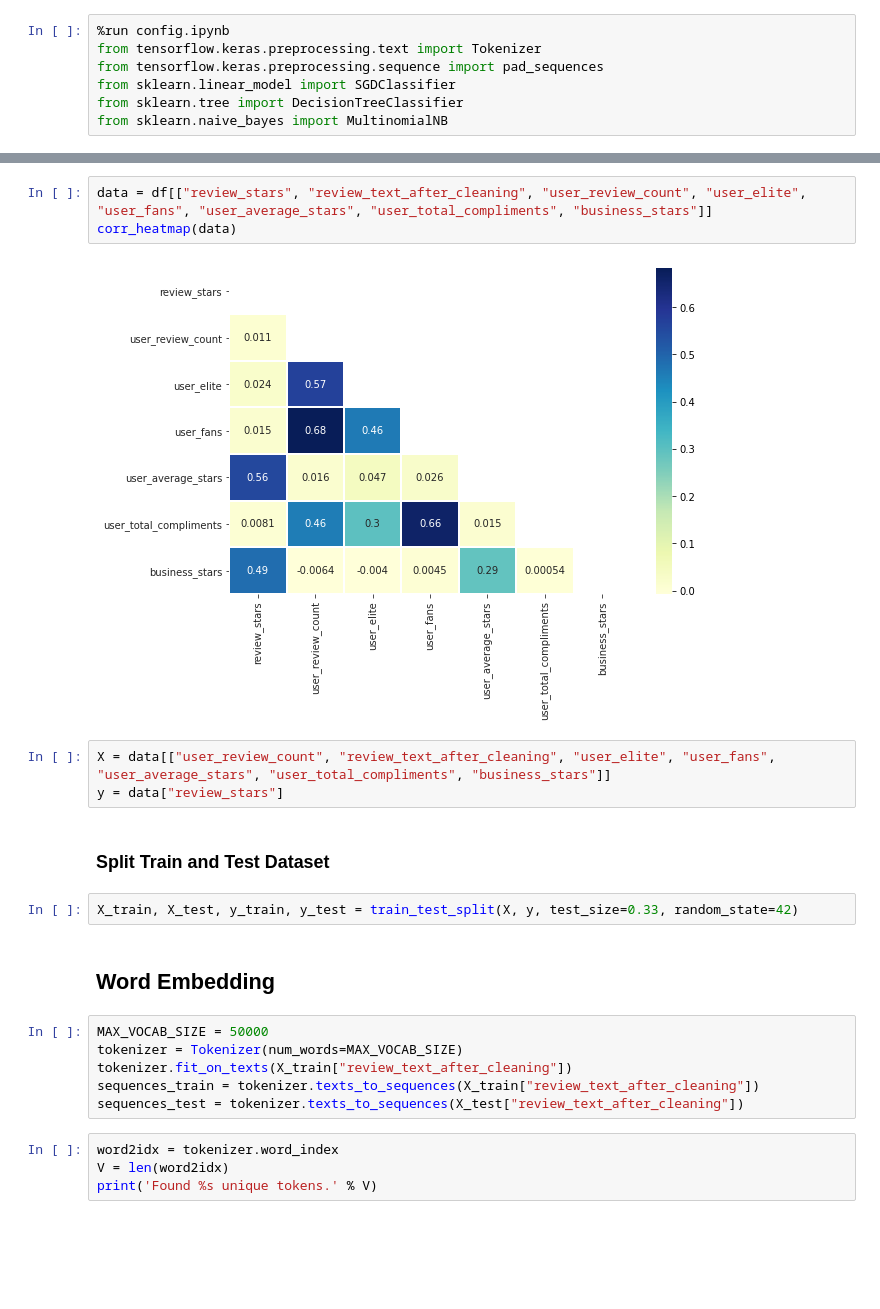
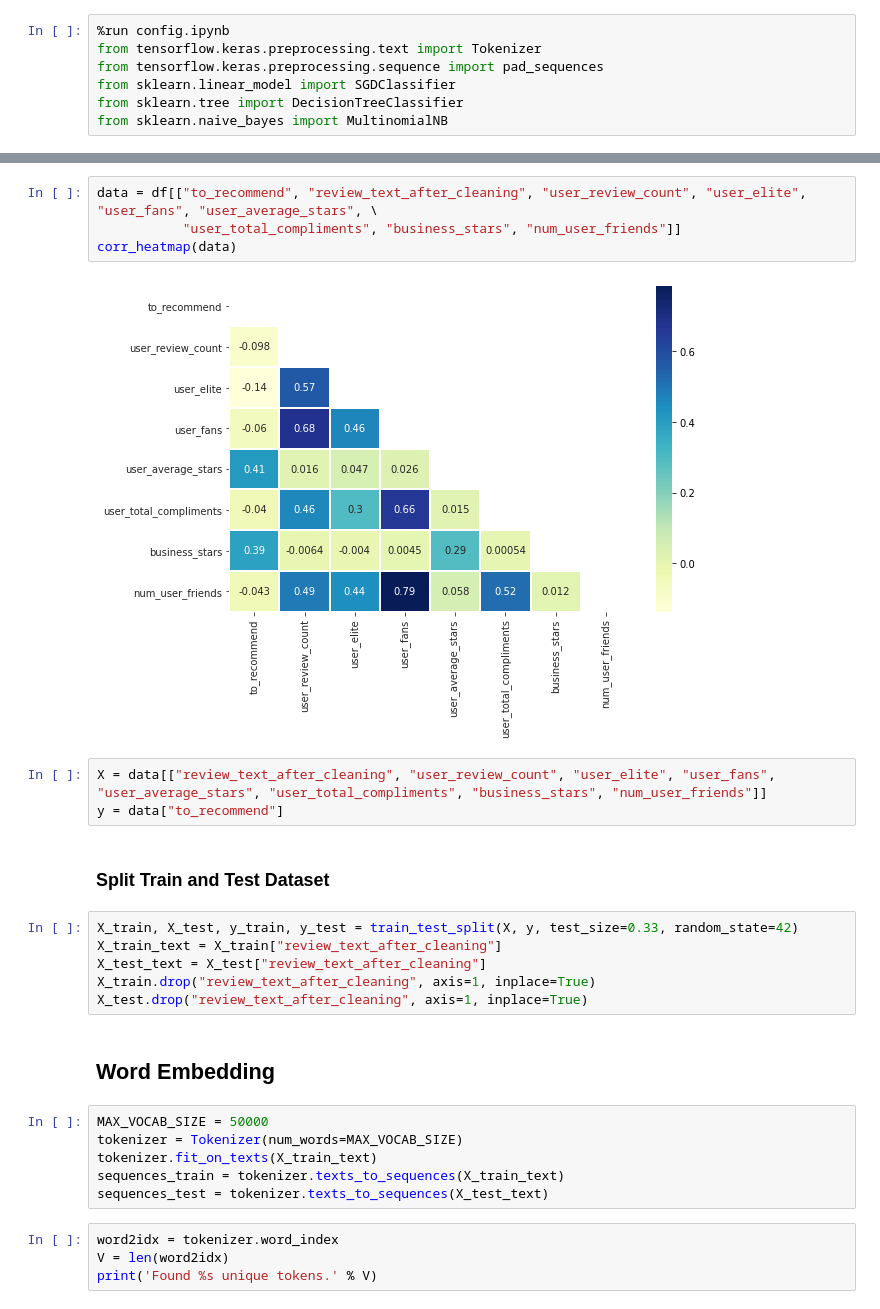
Before and after one commit to FishWith7sMemory/MAST30034-ADS-GroupProj, a Jupyter notebook: Classification.ipynb, the cells around one changed output, grey strips where cells are left out. Cells and saved outputs as stored; diff of their text form; blank space fills up the shorter version.

Commit message:
refact model to predict recommendedness

```diff
--- a/Classification.ipynb
+++ b/Classification.ipynb
@@ -32,25 +32,30 @@ df.head(1)
 |  | review_id | user_id | business_id | review_stars | review_text | review_text_after_cleaning | user_review_count | ... |
 | 0 | yNB39szX3M8mTEzTtsgoCw | Y1iCYGvLf4ifPoXlKLGq-w | o2Qh4SiGYJ7BK4hP7dfkrw | 5 | This is an amazing indian Bistro!... | amaz bistroi say myself never cui... | 1 | ... |
 # %%
-data = df[["review_stars", "review_text_after_cleaning", "user_review_count", "user_elite", "user_fans", "user_average_stars", "user_total_compliments", "business_stars"]]
+data = df[["to_recommend", "review_text_after_cleaning", "user_review_count", "user_elite", "user_fans", "user_average_stars", \
+           "user_total_compliments", "business_stars", "num_user_friends"]]
 corr_heatmap(data)
 # %% [output]
-[figure, old version]
+[figure, new version]
 # %%
-X = data[["user_review_count", "review_text_after_cleaning", "user_elite", "user_fans", "user_average_stars", "user_total_compliments", "business_stars"]]
-y = data["review_stars"]
+X = data[["review_text_after_cleaning", "user_review_count", "user_elite", "user_fans", "user_average_stars", "user_total_compliments", "business_stars", "num_user_friends"]]
+y = data["to_recommend"]
 # %% [markdown]
 ### Split Train and Test Dataset
 # %%
 X_train, X_test, y_train, y_test = train_test_split(X, y, test_size=0.33, random_state=42)
+X_train_text = X_train["review_text_after_cleaning"]
+X_test_text = X_test["review_text_after_cleaning"]
+X_train.drop("review_text_after_cleaning", axis=1, inplace=True)
+X_test.drop("review_text_after_cleaning", axis=1, inplace=True)
 # %% [markdown]
 ## Word Embedding
 # %%
 MAX_VOCAB_SIZE = 50000
 tokenizer = Tokenizer(num_words=MAX_VOCAB_SIZE)
-tokenizer.fit_on_texts(X_train["review_text_after_cleaning"])
-sequences_train = tokenizer.texts_to_sequences(X_train["review_text_after_cleaning"])
-sequences_test = tokenizer.texts_to_sequences(X_test["review_text_after_cleaning"])
+tokenizer.fit_on_texts(X_train_text)
+sequences_train = tokenizer.texts_to_sequences(X_train_text)
+sequences_test = tokenizer.texts_to_sequences(X_test_text)
 # %%
 word2idx = tokenizer.word_index
 V = len(word2idx)
```
Also changed, not shown: parts of 7 cells of this notebook, 1 other file.
